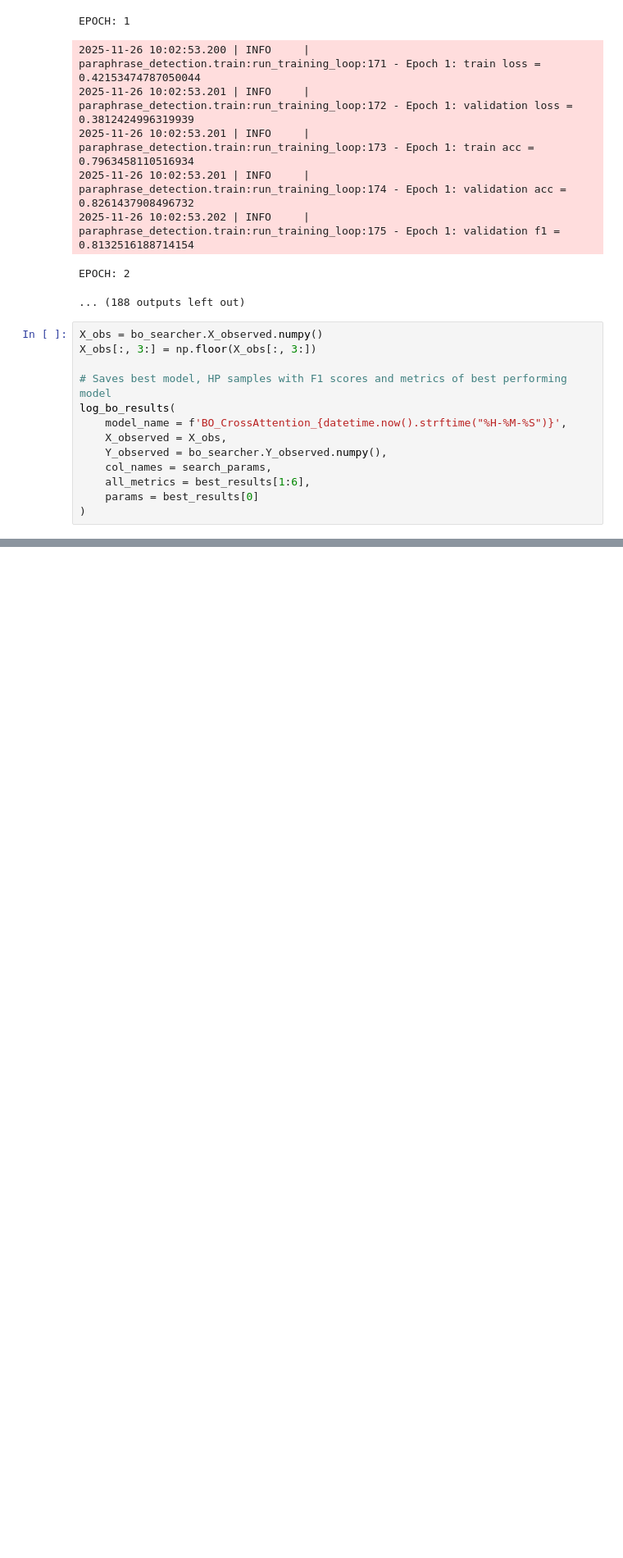
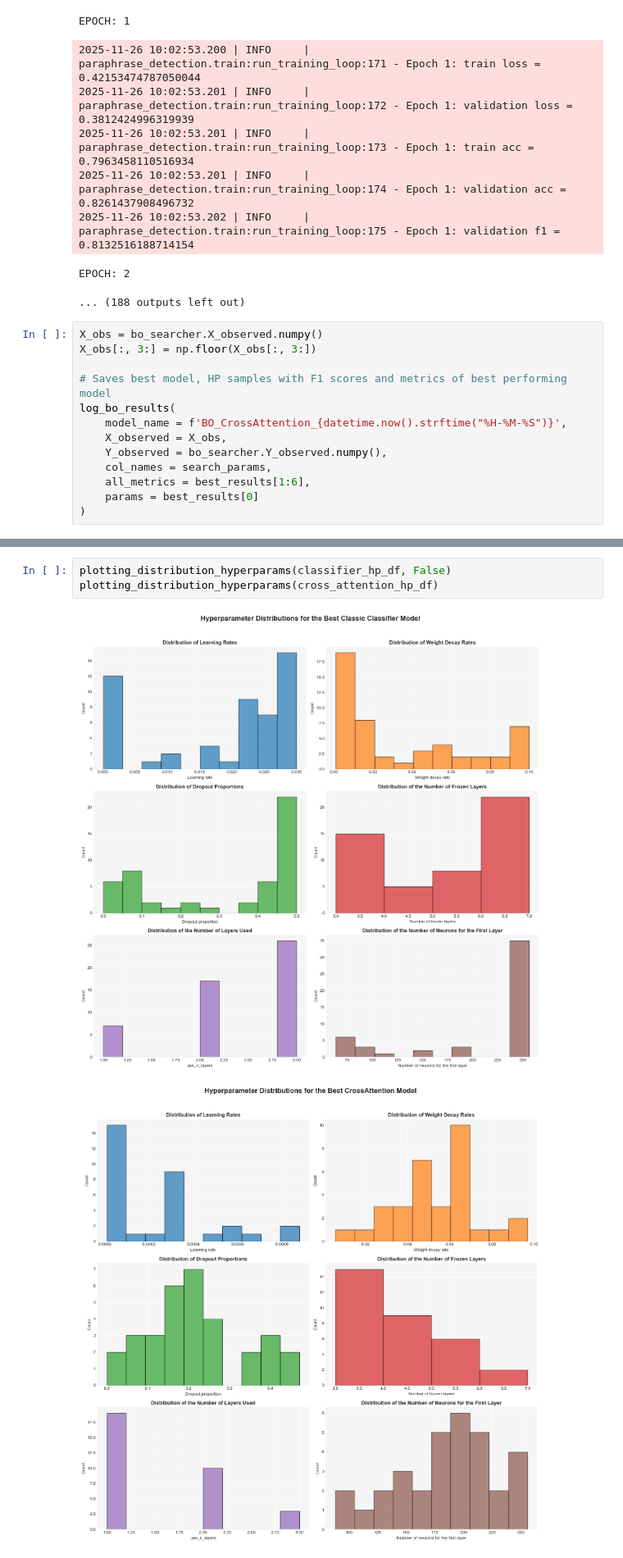
Before and after one commit to soheil-housni/Paraphrase-mining-project, a Jupyter notebook: main.ipynb, the cells around one changed output, grey strips where cells are left out. Shown at 82% size. Cells and saved outputs as stored; diff of their text form; blank space fills up the shorter version.

```diff
--- a/main.ipynb
+++ b/main.ipynb
@@ -212,0 +224,6 @@ log_bo_results(
+# %%
+plotting_distribution_hyperparams(classifier_hp_df, False)
+plotting_distribution_hyperparams(cross_attention_hp_df)
+# %% [output]
+[figure, added]
+[figure, added]
```
Also changed, not shown: parts of 7 cells of this notebook, 9 other files.
